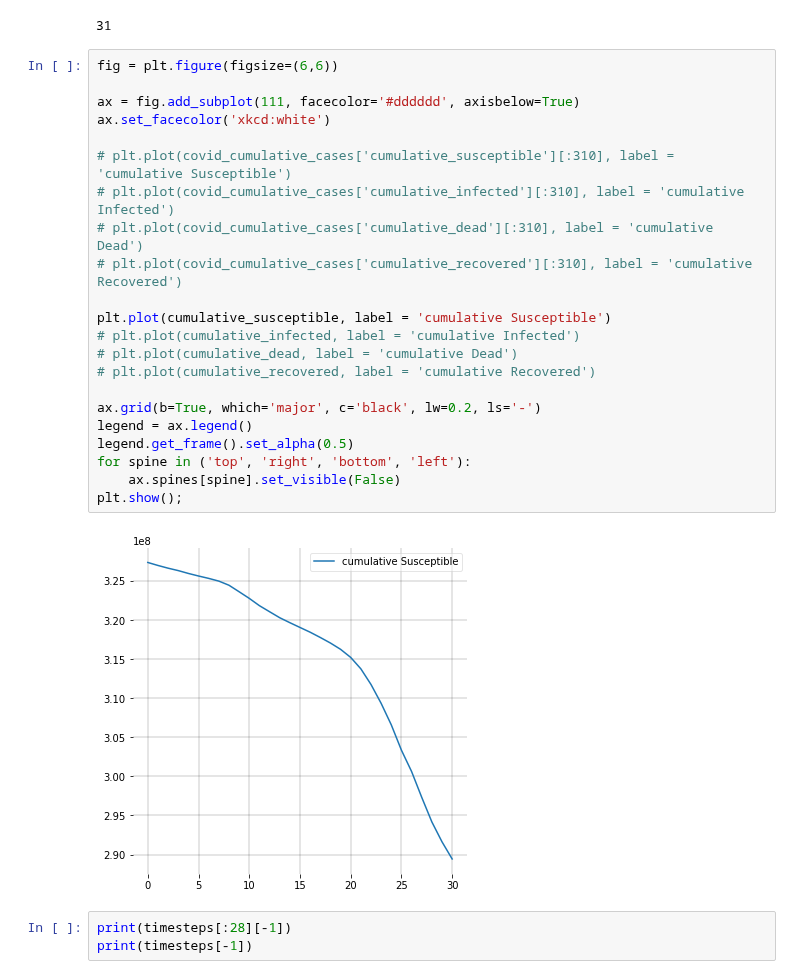
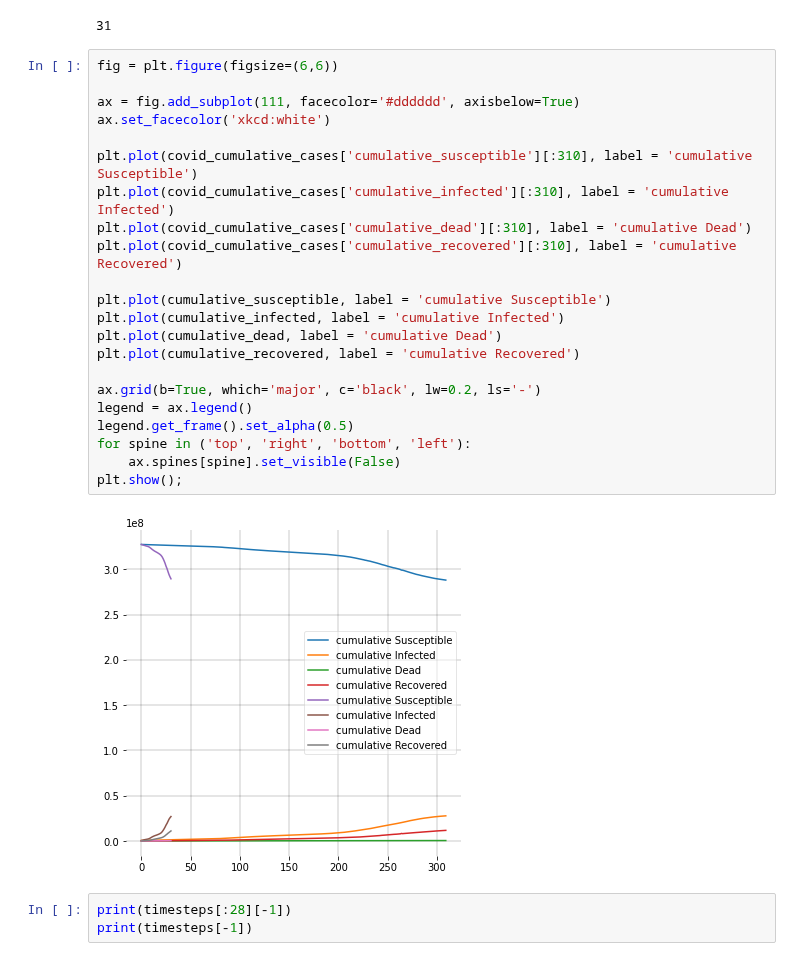
Before and after one commit to jhgoblue/covid-19-pbl, a Jupyter notebook: dinn-sird-baseline.ipynb, the cells around one changed output. Saved outputs shown, nothing was run; the diff lists cells and outputs as text.

```diff
--- a/dinn-sird-baseline.ipynb
+++ b/dinn-sird-baseline.ipynb
@@ -63,27 +63,27 @@ print(len(timesteps))
 # %%
 fig = plt.figure(figsize=(6,6))
 
 ax = fig.add_subplot(111, facecolor='#dddddd', axisbelow=True)
 ax.set_facecolor('xkcd:white')
 
-# plt.plot(covid_cumulative_cases['cumulative_susceptible'][:310], label = 'cumulative Susceptible')
-# plt.plot(covid_cumulative_cases['cumulative_infected'][:310], label = 'cumulative Infected')
-# plt.plot(covid_cumulative_cases['cumulative_dead'][:310], label = 'cumulative Dead')
-# plt.plot(covid_cumulative_cases['cumulative_recovered'][:310], label = 'cumulative Recovered')
+plt.plot(covid_cumulative_cases['cumulative_susceptible'][:310], label = 'cumulative Susceptible')
+plt.plot(covid_cumulative_cases['cumulative_infected'][:310], label = 'cumulative Infected')
+plt.plot(covid_cumulative_cases['cumulative_dead'][:310], label = 'cumulative Dead')
+plt.plot(covid_cumulative_cases['cumulative_recovered'][:310], label = 'cumulative Recovered')
 
 plt.plot(cumulative_susceptible, label = 'cumulative Susceptible')
-# plt.plot(cumulative_infected, label = 'cumulative Infected')
-# plt.plot(cumulative_dead, label = 'cumulative Dead')
-# plt.plot(cumulative_recovered, label = 'cumulative Recovered')
+plt.plot(cumulative_infected, label = 'cumulative Infected')
+plt.plot(cumulative_dead, label = 'cumulative Dead')
+plt.plot(cumulative_recovered, label = 'cumulative Recovered')
 
 ax.grid(b=True, which='major', c='black', lw=0.2, ls='-')
 legend = ax.legend()
 legend.get_frame().set_alpha(0.5)
 for spine in ('top', 'right', 'bottom', 'left'):
     ax.spines[spine].set_visible(False)
 plt.show();
 # %% [output]
-[figure, old version]
+[figure, new version]
 # %%
 print(timesteps[:28][-1])
 print(timesteps[-1])
```
Also changed, not shown: parts of 4 cells of this notebook.
